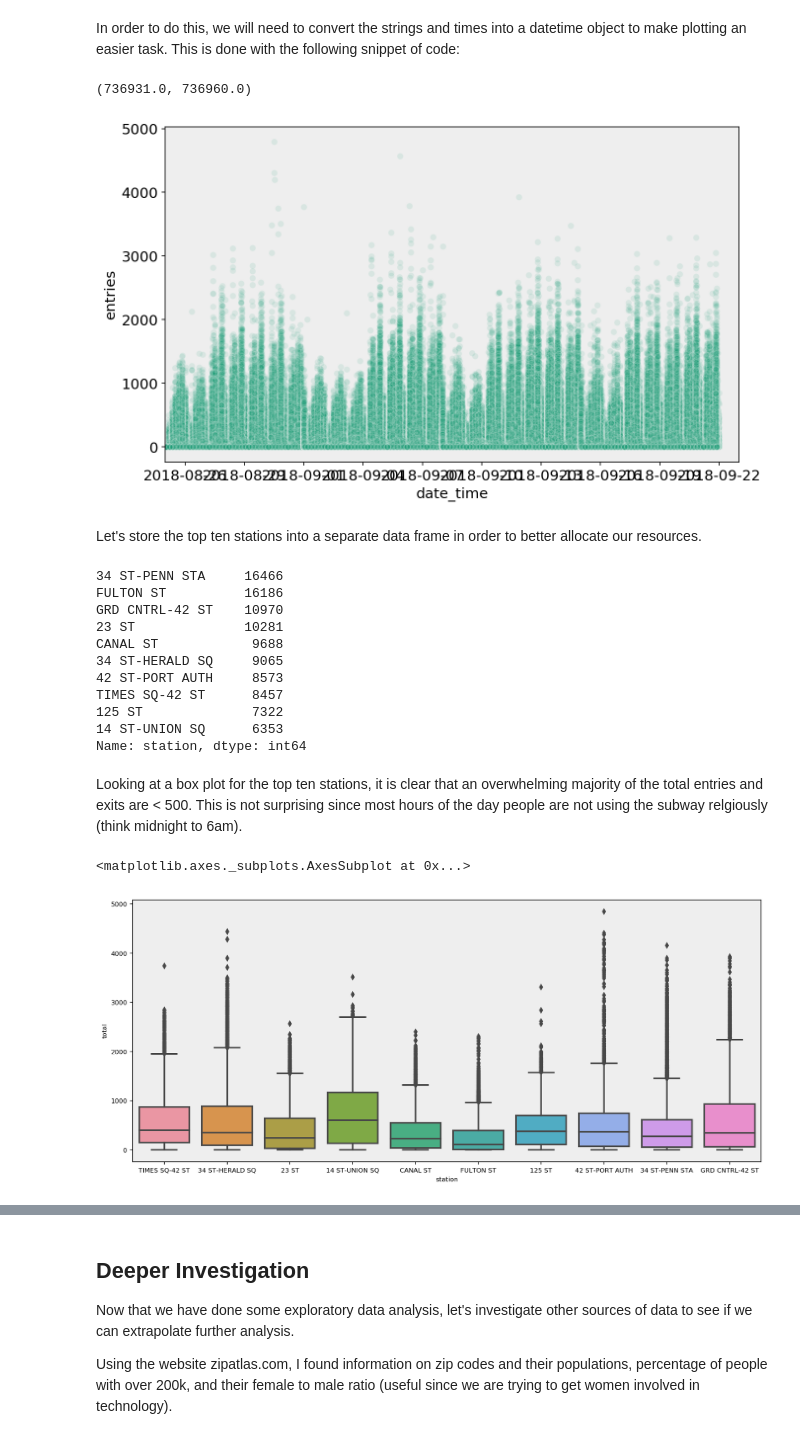
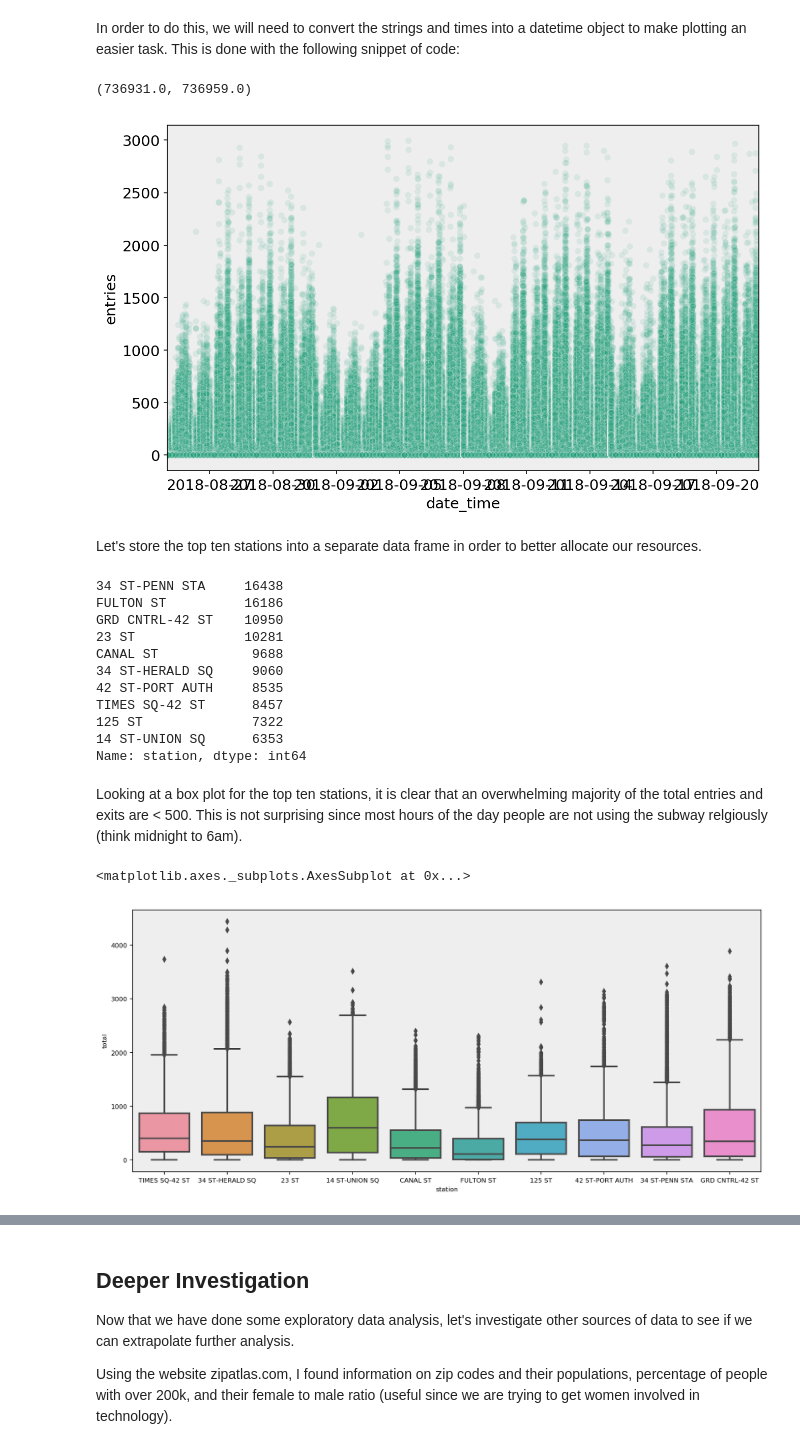
Before and after one commit to DimitriTheoharatos/ProjectBenson, a Jupyter notebook: MTA_EDA_Dimitri-v2.ipynb, the cells around one changed output, grey strips where cells are left out. Drawn from its saved outputs; the diff is of its cells as text; code cells hidden in the pictures.

```diff
--- a/MTA_EDA_Dimitri-v2.ipynb
+++ b/MTA_EDA_Dimitri-v2.ipynb
@@ -162,8 +162,8 @@ How did I determine what is believable?
 
 Well, the busiest subway in NYC (based on a quick Google search) has an annual ridership of 64 million, which is equivalent to 64000000 / 365 / 24 ~ 7000 riders per hour at a specific station. Thus, anything above a few thousand or so for a specific turnstile is likely an error.
 # %%
-combined_df = combined_df[combined_df.entries < 5000]
-combined_df = combined_df[combined_df.exits < 5000]
+combined_df = combined_df[combined_df.entries < 3000]
+combined_df = combined_df[combined_df.exits < 3000]
 # %%
 combined_df.describe()
 # %% [output]
@@ -203,6 +203,9 @@ combined_df['total'] = combined_df.entries + combined_df.exits
 Now that we have a relatively curated and cleaned dataset, let's visualize some of our data.
 # %%
 grouped_by_station = combined_df.groupby('station').sum()
+# %%
+rcParams['figure.figsize'] = (10, 6)
+rcParams['font.size'] = 14
 # %%
 sorted_station_entries = grouped_by_station.sort_values(['entries'],\
                                                 ascending = False)
@@ -234,20 +237,21 @@ In order to do this, we will need to convert the strings and times into a dateti
 # %%
 rcParams['figure.figsize'] = (10, 6)
 rcParams['font.size'] = 14
 
 
 ax = sns.scatterplot(combined_df.date_time, combined_df.entries, alpha=0.1)
-plt.xlim(pd.to_datetime('2018-08-25'),pd.to_datetime('2018-09-23'))
+plt.xlim(pd.to_datetime('2018-08-25'),pd.to_datetime('2018-09-22'))
+
 #ax.set_xticklabels(['Week1','Week2','05-07-2018',\
         #            '05-08-2018','05-09-2018','05-10-2018','05-11-2018'], \
          #          rotation=90, ha="right")
 #plt.axvline(pd.to_datetime('05-07-2018 07:30:00'), 0, .5, color='r', linewidth = 0.9)
 #plt.axvline(pd.to_datetime('05-07-2018 13:00:00'), 0, .5, color='r', linewidth = 0.9)
 #plt.axvline(pd.to_datetime('05-07-2018 18:00:00'), 0, .5, color='r', linewidth = 0.9)
 #plt.axvline(pd.to_datetime('05-07-2018 22:00:00'), 0, .5, color='r', linewidth = 0.9)
 # %% [output]
-(736931.0, 736960.0)
+(736931.0, 736959.0)
-[figure, old version]
+[figure, new version]
 # %% [markdown]
 Let's store the top ten stations into a separate data frame in order to better allocate our resources.
 # %%
@@ -257,13 +261,13 @@ top_ten_stations = combined_df.loc[combined_df['station'].isin(sorted_stations.i
 # %%
 top_ten_stations.station.value_counts()
 # %% [output]
-34 ST-PENN STA     16466
+34 ST-PENN STA     16438
 FULTON ST          16186
-GRD CNTRL-42 ST    10970
+GRD CNTRL-42 ST    10950
 23 ST              10281
 CANAL ST            9688
-34 ST-HERALD SQ     9065
-42 ST-PORT AUTH     8573
+34 ST-HERALD SQ     9060
+42 ST-PORT AUTH     8535
 TIMES SQ-42 ST      8457
 125 ST              7322
 14 ST-UNION SQ      6353
@@ -276,7 +280,7 @@ rcParams['font.size'] = 8
 sns.boxplot(top_ten_stations.station, top_ten_stations.total)
 # %% [output]
 <matplotlib.axes._subplots.AxesSubplot at 0x...>
-[figure, old version]
+[figure, new version]
 # %%
 rcParams['font.size'] = 8
 figure, subplots = plt.subplots(5, 2, sharex=True, sharey=True, figsize = (10,10))
```
Also changed, not shown: parts of 23 cells of this notebook.
